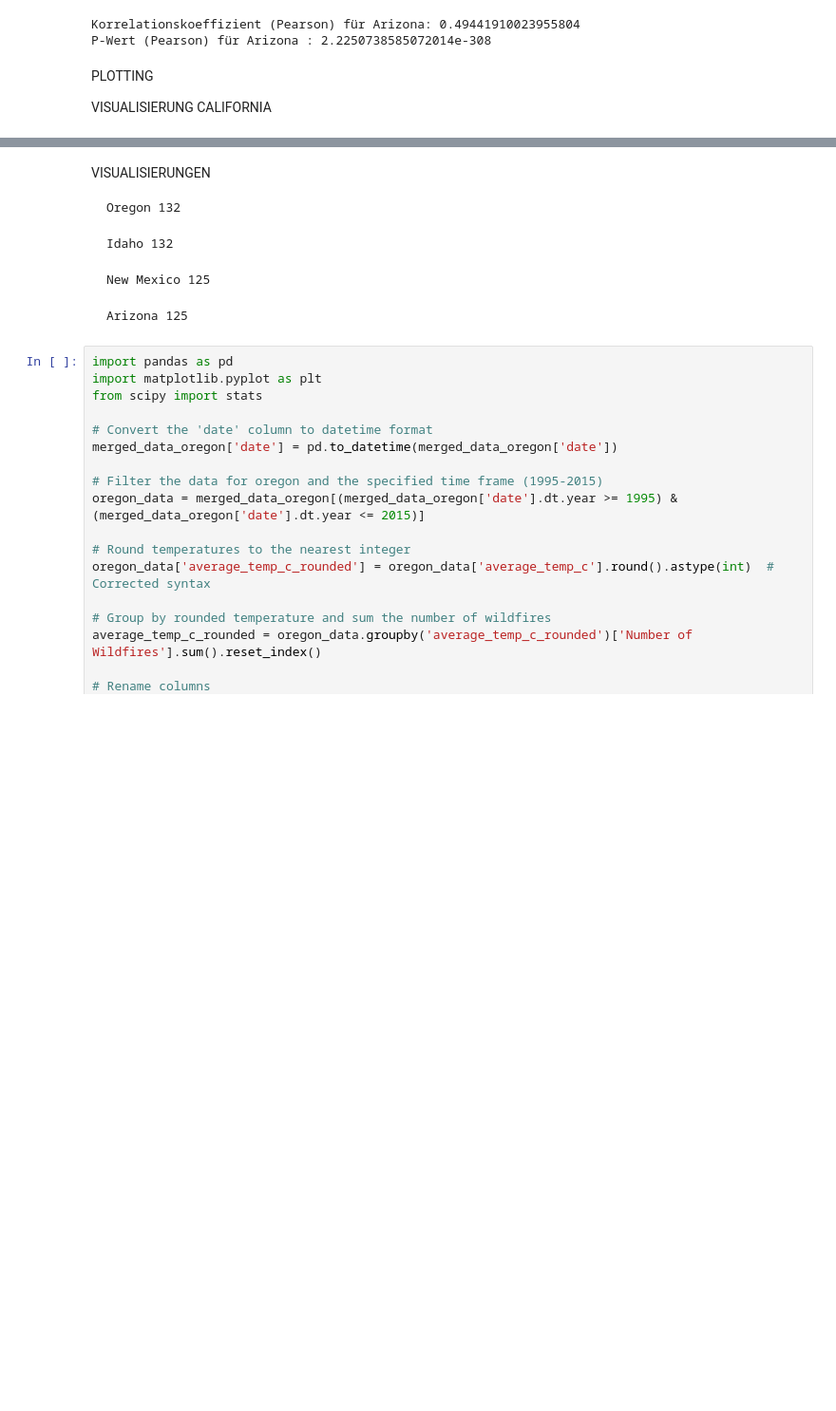
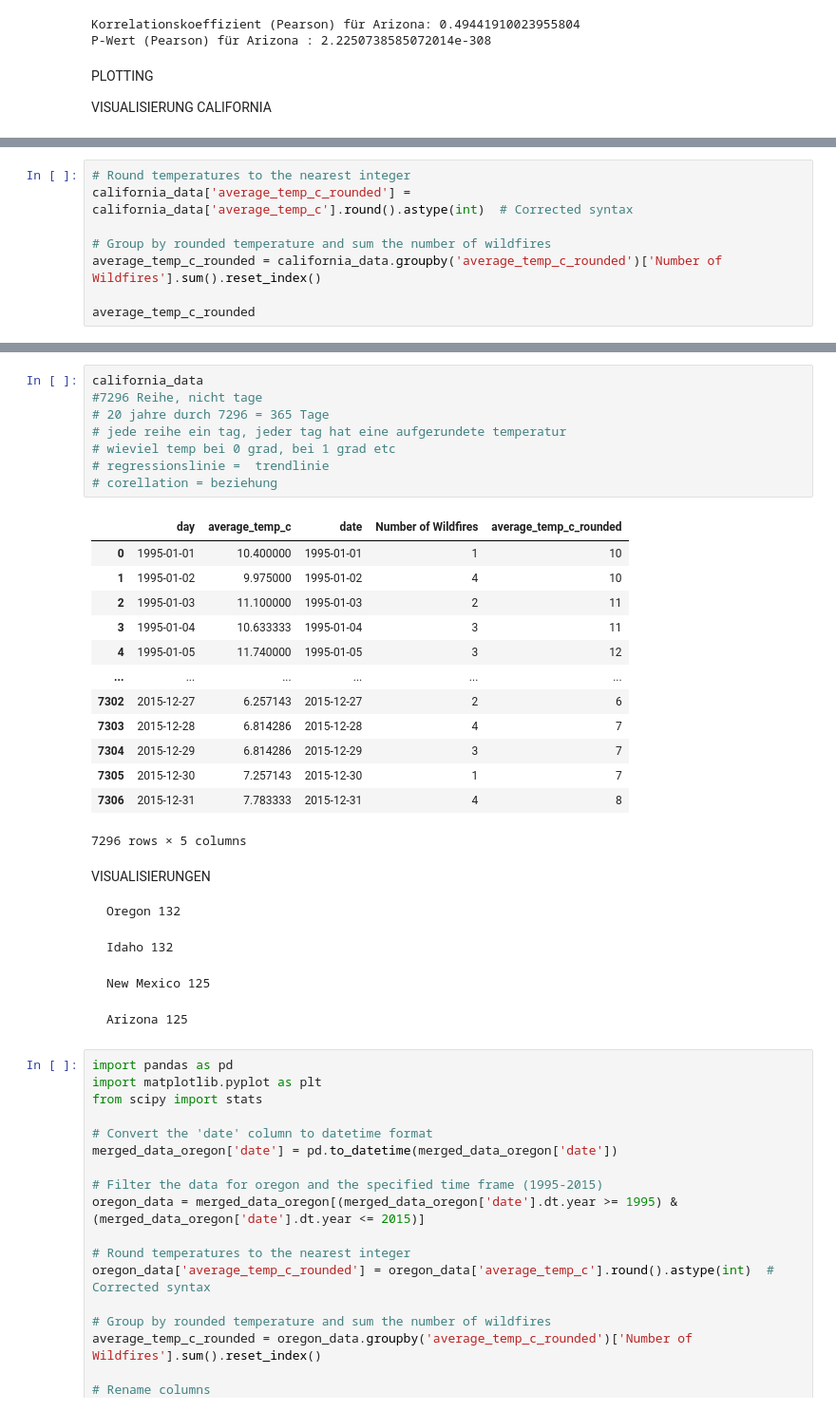
Before and after one commit to Pissane/Capstone_Project, a Jupyter notebook: correlation_weather_fire_copy.ipynb, the cells around one changed output, grey strips where cells are left out. Shown at 95% size. Drawn from its saved outputs; the diff is of its cells as text; blank space fills up the shorter version.

```diff
--- a/correlation_weather_fire_copy.ipynb
+++ b/correlation_weather_fire_copy.ipynb
@@ -470,0 +501,8 @@ plt.show()
+# %%
+# Round temperatures to the nearest integer
+california_data['average_temp_c_rounded'] = california_data['average_temp_c'].round().astype(int)  # Corrected syntax
+
+# Group by rounded temperature and sum the number of wildfires
+average_temp_c_rounded = california_data.groupby('average_temp_c_rounded')['Number of Wildfires'].sum().reset_index()
+
+average_temp_c_rounded
@@ -471,3 +527,25 @@ plt.show()
+# %%
+california_data
+#7296 Reihe, nicht tage
+# 20 jahre durch 7296 = 365 Tage
+# jede reihe ein tag, jeder tag hat eine aufgerundete temperatur
+# wieviel temp bei 0 grad, bei 1 grad etc
+# regressionslinie =  trendlinie
+# corellation = beziehung
+# %% [output]
+|  | day | average_temp_c | date | Number of Wildfires | average_temp_c_rounded |
+| 0 | 1995-01-01 | 10.400000 | 1995-01-01 | 1 | 10 |
+| 1 | 1995-01-02 | 9.975000 | 1995-01-02 | 4 | 10 |
+| 2 | 1995-01-03 | 11.100000 | 1995-01-03 | 2 | 11 |
+| 3 | 1995-01-04 | 10.633333 | 1995-01-04 | 3 | 11 |
+| 4 | 1995-01-05 | 11.740000 | 1995-01-05 | 3 | 12 |
+| ... | ... | ... | ... | ... | ... |
+| 7302 | 2015-12-27 | 6.257143 | 2015-12-27 | 2 | 6 |
+| 7303 | 2015-12-28 | 6.814286 | 2015-12-28 | 4 | 7 |
+| 7304 | 2015-12-29 | 6.814286 | 2015-12-29 | 3 | 7 |
+| 7305 | 2015-12-30 | 7.257143 | 2015-12-30 | 1 | 7 |
+| 7306 | 2015-12-31 | 7.783333 | 2015-12-31 | 4 | 8 |
+7296 rows × 5 columns
 # %% [markdown]
 VISUALISIERUNGEN
 
```
Also changed, not shown: parts of 9 cells of this notebook.
